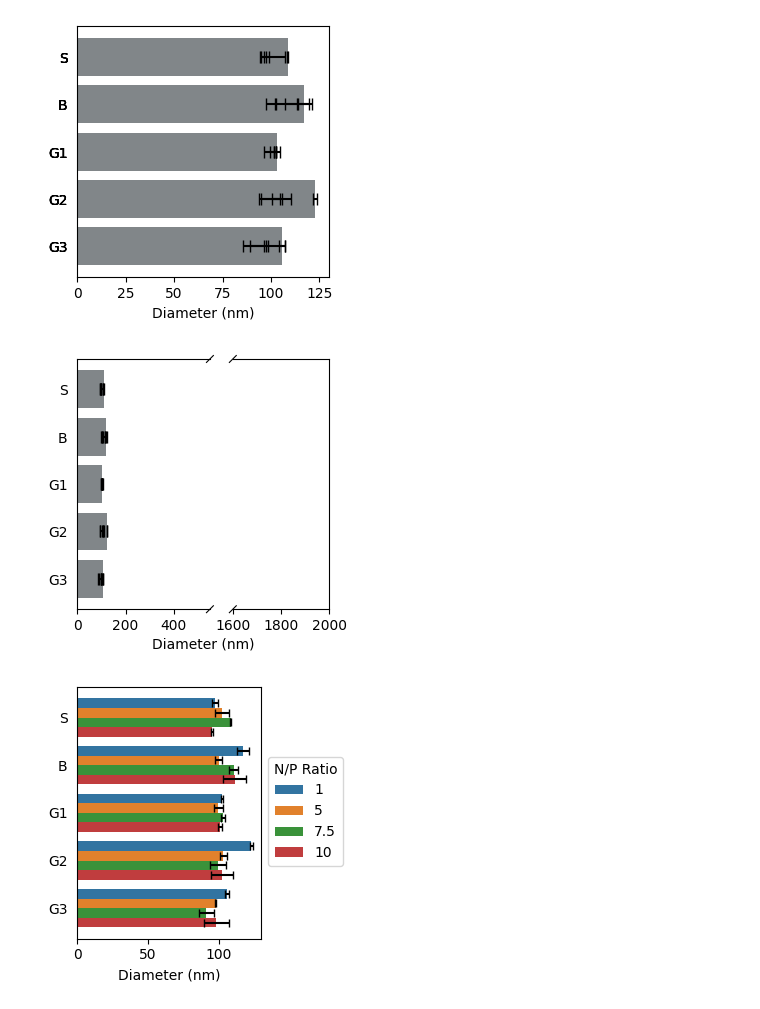
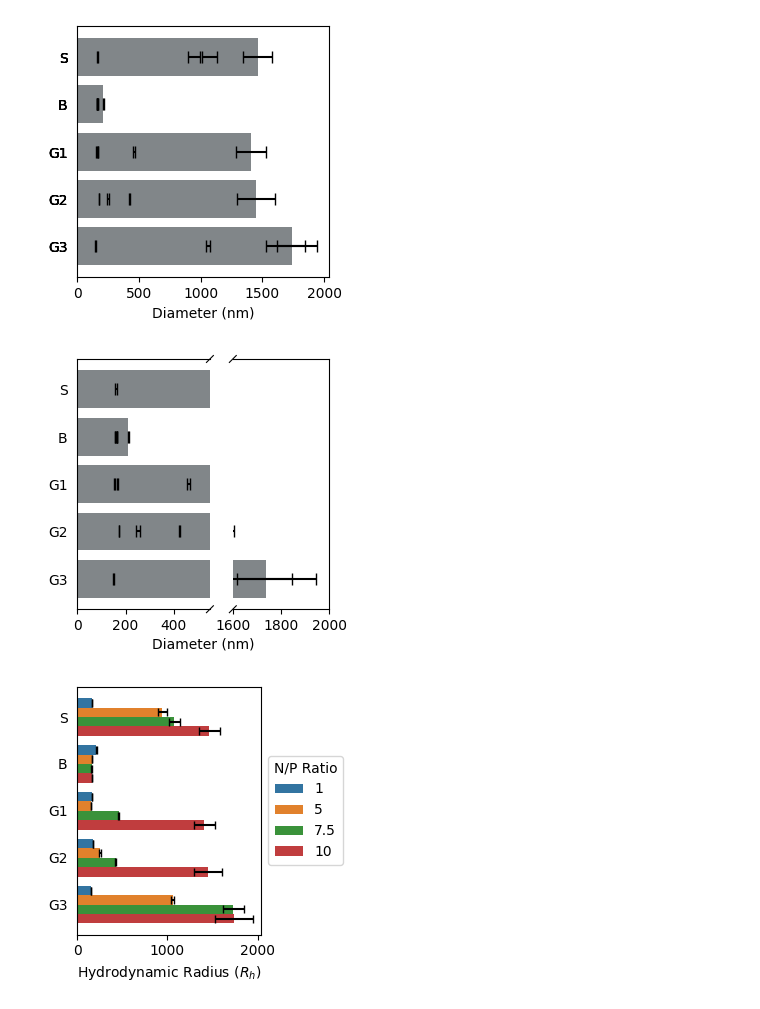
Before and after one commit to aryellewright/Kumar-Biomaterials-Lab, a Jupyter notebook: DLS_Plots/DLS_plots.ipynb, the cells around one changed output. Cells and saved outputs as stored; diff of their text form; code cells hidden in the pictures.

Commit message:
New complement assay plot, new combined (DLS-Zeta-Pico) plot

```diff
--- a/DLS_Plots/DLS_plots.ipynb
+++ b/DLS_Plots/DLS_plots.ipynb
@@ -6,7 +6,7 @@ from brokenaxes import brokenaxes
 import seaborn as sns
 # %%
 # loading and reading the data path and saving as a variable
-file_path = '/Users/aryellewright/Documents/Documents - Aryelle’s MacBook Air/Kumar-Biomaterials-Lab/DLS_Plots/022124_DLSZeta_gradientcopoly_NP1,5,7.5,10_pDNA50to10 copy.xlsx'
+file_path = '/Users/aryellewright/Documents/Documents - Aryelle’s MacBook Air/Kumar-Biomaterials-Lab/DLS_Plots/022324_DLSZeta_serum_gradientcopoly_NP1,5,7.5,10_pDNA50to10 copy.xlsx'
 sheet_name = "Sheet1"
 
 # reading and saving data from specific excel sheet
@@ -28,7 +28,7 @@ plt.xlabel('Diameter (nm)', size=10)
 
 plt.show()
 # %% [output]
-[figure, old version]
+[figure, new version]
 # %%
 color_gray = "#818689"
 plt.figure(figsize=(3.25, 3.25))
@@ -44,7 +44,7 @@ bax.big_ax.set_xlabel('Diameter (nm)', size=10, labelpad=20)
 
 plt.show()
 # %% [output]
-[figure, old version]
+[figure, new version]
 # %%
 polymers = df['Polymer']
 NP_ratio = df['N/P ratio']
@@ -57,33 +57,33 @@ bar_plot = sns.barplot(data=df, y=polymers, x=diameters, hue='N/P ratio', dodge=
 
 ax = plt.gca()
 
 num_polyplex = len(df['Polymer'].unique())
 num_ratios = len(df['N/P ratio'].unique())
 
 for poly_index, polyplex in enumerate(df['Polymer'].unique()):
     poly_df = df[df['Polymer'] == polyplex]
     for ratio_index, (np_ratio, group_df) in enumerate(poly_df.groupby('N/P ratio')):
         y = poly_index + (ratio_index - (num_ratios - 1) / 2) * 0.2  # Adjust 0.2 based on bar width
         mean_value = group_df['Effective Diameter Avg.'].mean()
         std_dev = group_df['Stddev'].mean()
         lower_limit = max(mean_value - std_dev, 0)
         error_length = abs(mean_value - lower_limit)
 
         plt.errorbar(y=y, x=mean_value,
                      xerr=error_length, fmt='none', c='black', capsize=3)
 
-plt.xlabel('Diameter (nm)')
+
+plt.xlabel('Hydrodynamic Radius (' + r'$R_h$' + ')')
 plt.ylabel('')
-#plt.xlim(left=0)
 
 handles, labels = ax.get_legend_handles_labels()
 
 formatted_labels = [str(int(float(label))) if float(label).is_integer() else str(float(label)) for label in labels]
 
 ax.legend(handles, formatted_labels, title='N/P Ratio', loc='upper left', bbox_to_anchor = (1,0.75), ncol=1)
 ax.tick_params(left=False)
 
 plt.tight_layout()
 plt.show()
 # %% [output]
-[figure, old version]
+[figure, new version]
```
Also changed, not shown: parts of 1 cell of this notebook, 15 other files.
